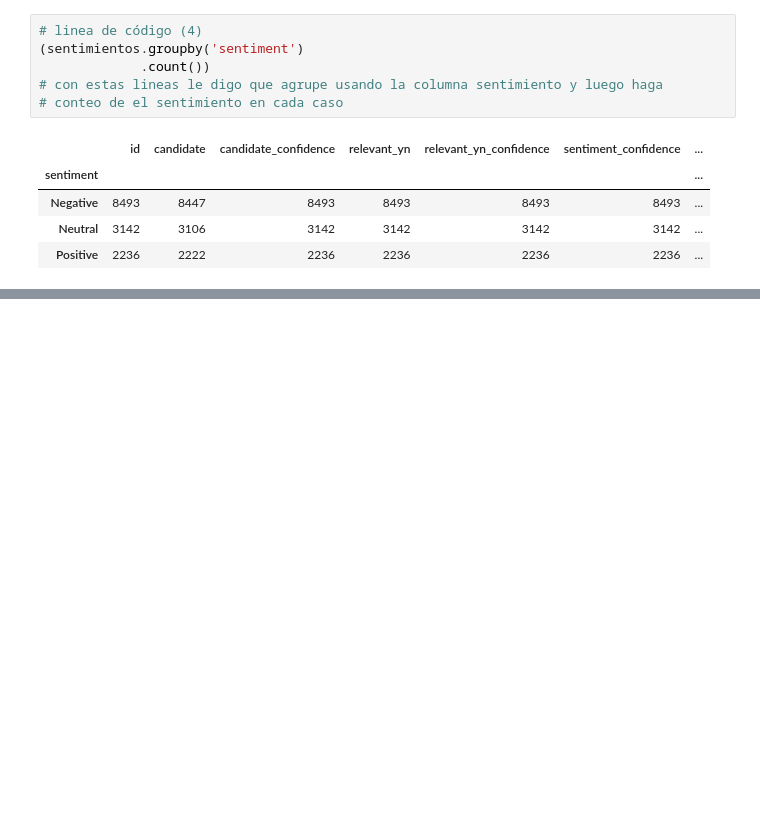
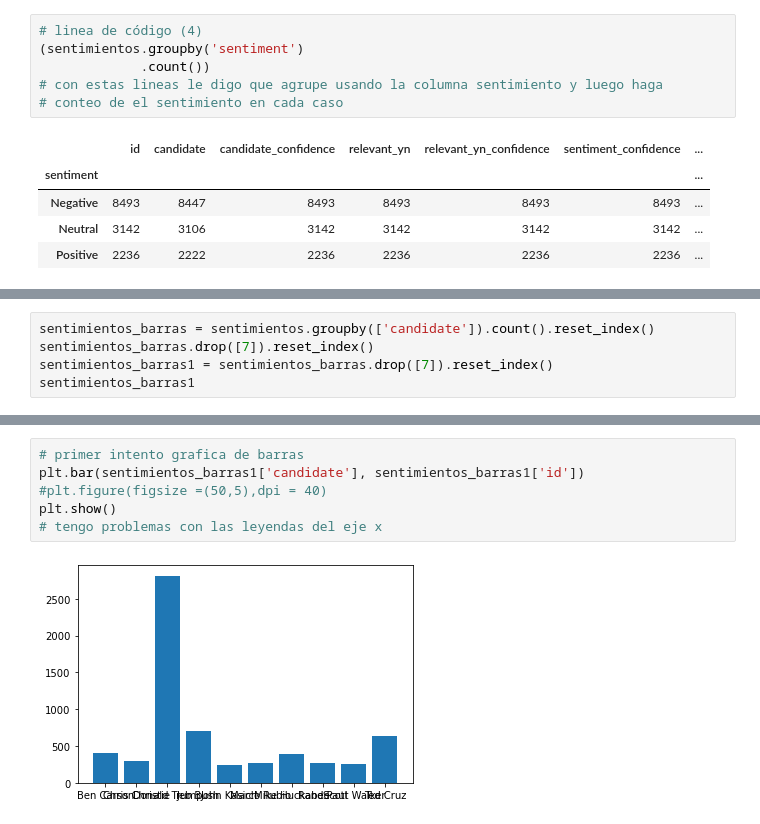
Before and after one commit to jebus2088/proyecto-portafolio, a Jupyter notebook: Notebooks/analisis_eda1.ipynb, the cells around one changed output, grey strips where cells are left out. Saved outputs shown, nothing was run; the diff lists cells and outputs as text; blank space fills up the shorter version.

```diff
--- a/Notebooks/analisis_eda1.ipynb
+++ b/Notebooks/analisis_eda1.ipynb
@@ -429,0 +508,5 @@ dtype: int64
+# %%
+sentimientos_barras = sentimientos.groupby(['candidate']).count().reset_index()
+sentimientos_barras.drop([7]).reset_index()
+sentimientos_barras1 = sentimientos_barras.drop([7]).reset_index()
+sentimientos_barras1
@@ -429,0 +526,8 @@ dtype: int64
+# %%
+# primer intento grafica de barras
+plt.bar(sentimientos_barras1['candidate'], sentimientos_barras1['id'])
+#plt.figure(figsize =(50,5),dpi = 40)
+plt.show()
+# tengo problemas con las leyendas del eje x
+# %% [output]
+[figure, added]
```
Also changed, not shown: parts of 13 cells of this notebook.
